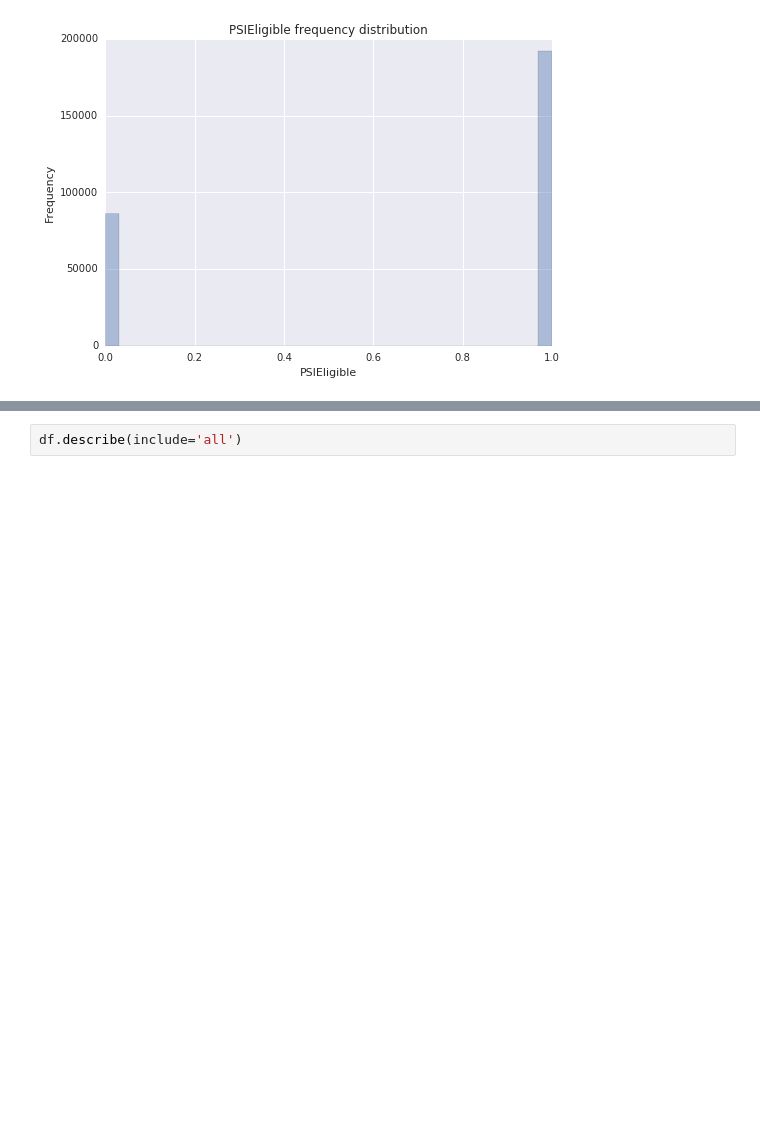
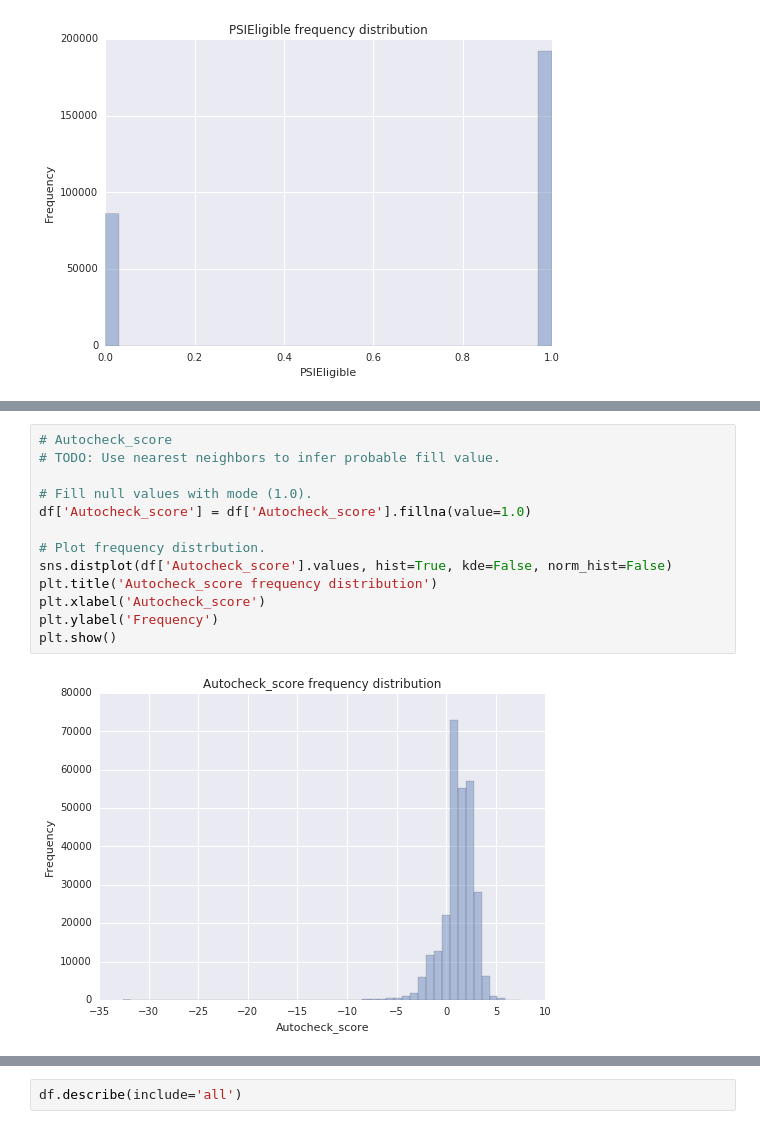
Before and after one commit to stharrold/demo, a Jupyter notebook: demo/app_predict/examples/example_app_predict_dev.ipynb, the cells around one changed output, grey strips where cells are left out. Saved outputs shown, nothing was run; the diff lists cells and outputs as text; blank space fills up the shorter version.

```diff
--- a/demo/app_predict/examples/example_app_predict_dev.ipynb
+++ b/demo/app_predict/examples/example_app_predict_dev.ipynb
@@ -448,0 +449,15 @@ plt.show()
+# %%
+# Autocheck_score
+# TODO: Use nearest neighbors to infer probable fill value.
+
+# Fill null values with mode (1.0).
+df['Autocheck_score'] = df['Autocheck_score'].fillna(value=1.0)
+
+# Plot frequency distrbution.
+sns.distplot(df['Autocheck_score'].values, hist=True, kde=False, norm_hist=False)
+plt.title('Autocheck_score frequency distribution')
+plt.xlabel('Autocheck_score')
+plt.ylabel('Frequency')
+plt.show()
+# %% [output]
+[figure, added]
```
Also changed, not shown: parts of 25 cells of this notebook.
